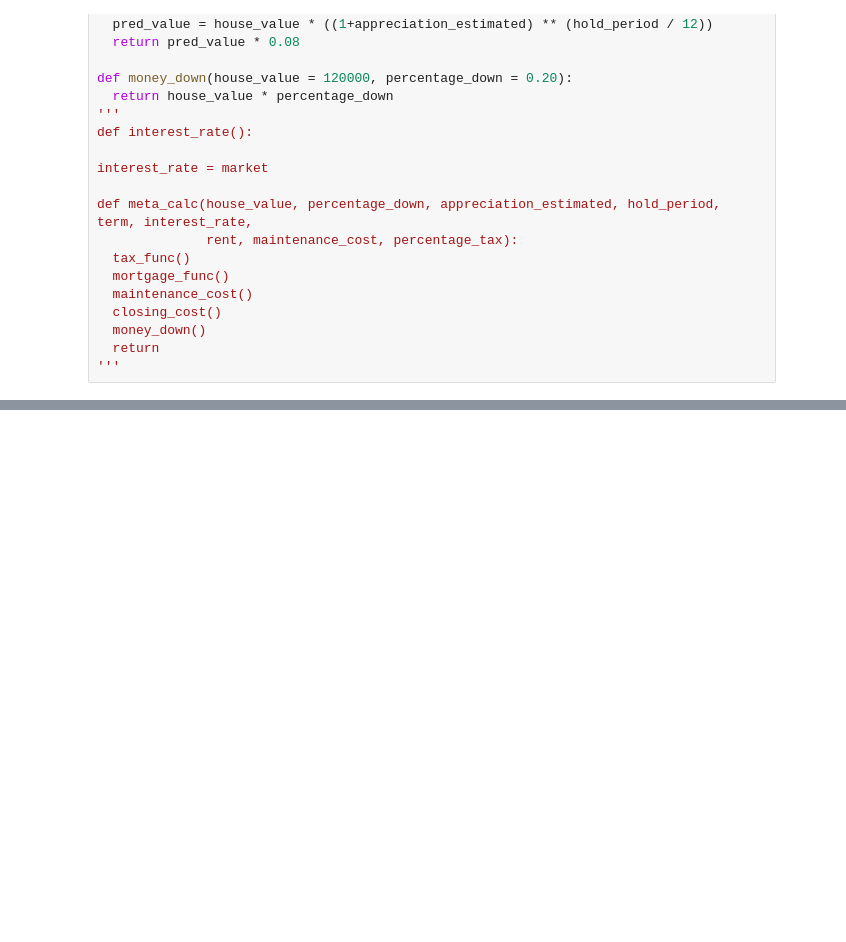
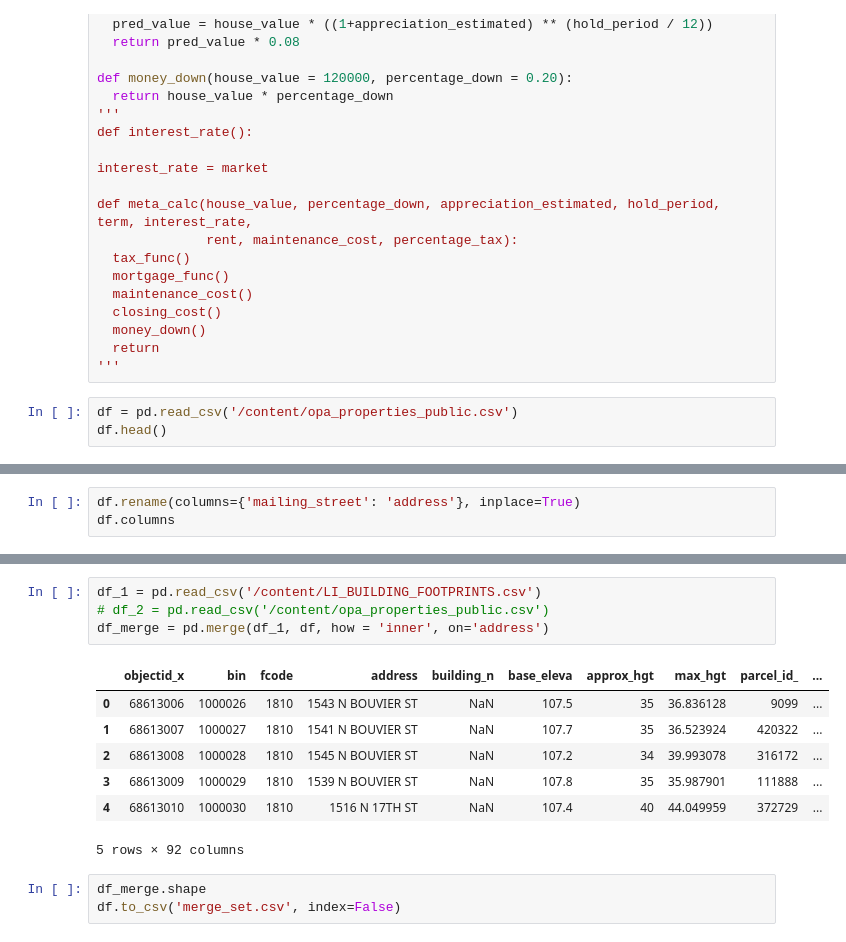
Before and after one commit to garrettfarley9/philly-real-estate-model, a Jupyter notebook: Philly_Real_estate_model.ipynb, the cells around one changed output, grey strips where cells are left out. Drawn from its saved outputs; the diff is of its cells as text; blank space fills up the shorter version.

Commit message:
Working through the data cleaning process. Merged to a proper dataset but the projection is wrong on QGIS (can fix later). Working to encode with One-Hot-Encoding.

```diff
--- a/Philly_Real_estate_model.ipynb
+++ b/Philly_Real_estate_model.ipynb
@@ -119,3 +119,6 @@ def meta_calc(house_value, percentage_down, appreciation_estimated, hold_period,
   money_down()
   return
 '''
+# %%
+df = pd.read_csv('/content/opa_properties_public.csv')
+df.head()
@@ -121,0 +133,3 @@ def meta_calc(house_value, percentage_down, appreciation_estimated, hold_period,
+# %%
+df.rename(columns={'mailing_street': 'address'}, inplace=True)
+df.columns
@@ -121,0 +180,15 @@ def meta_calc(house_value, percentage_down, appreciation_estimated, hold_period,
+# %%
+df_1 = pd.read_csv('/content/LI_BUILDING_FOOTPRINTS.csv')
+# df_2 = pd.read_csv('/content/opa_properties_public.csv')
+df_merge = pd.merge(df_1, df, how = 'inner', on='address')
+# %% [output]
+|  | objectid_x | bin | fcode | address | building_n | base_eleva | approx_hgt | max_hgt | parcel_id_ | ... |
+| 0 | 68613006 | 1000026 | 1810 | 1543 N BOUVIER ST | NaN | 107.5 | 35 | 36.836128 | 9099 | ... |
+| 1 | 68613007 | 1000027 | 1810 | 1541 N BOUVIER ST | NaN | 107.7 | 35 | 36.523924 | 420322 | ... |
+| 2 | 68613008 | 1000028 | 1810 | 1545 N BOUVIER ST | NaN | 107.2 | 34 | 39.993078 | 316172 | ... |
+| 3 | 68613009 | 1000029 | 1810 | 1539 N BOUVIER ST | NaN | 107.8 | 35 | 35.987901 | 111888 | ... |
+| 4 | 68613010 | 1000030 | 1810 | 1516 N 17TH ST | NaN | 107.4 | 40 | 44.049959 | 372729 | ... |
+5 rows × 92 columns
+# %%
+df_merge.shape
+df.to_csv('merge_set.csv', index=False)
```
Also changed, not shown: parts of 9 cells of this notebook.
